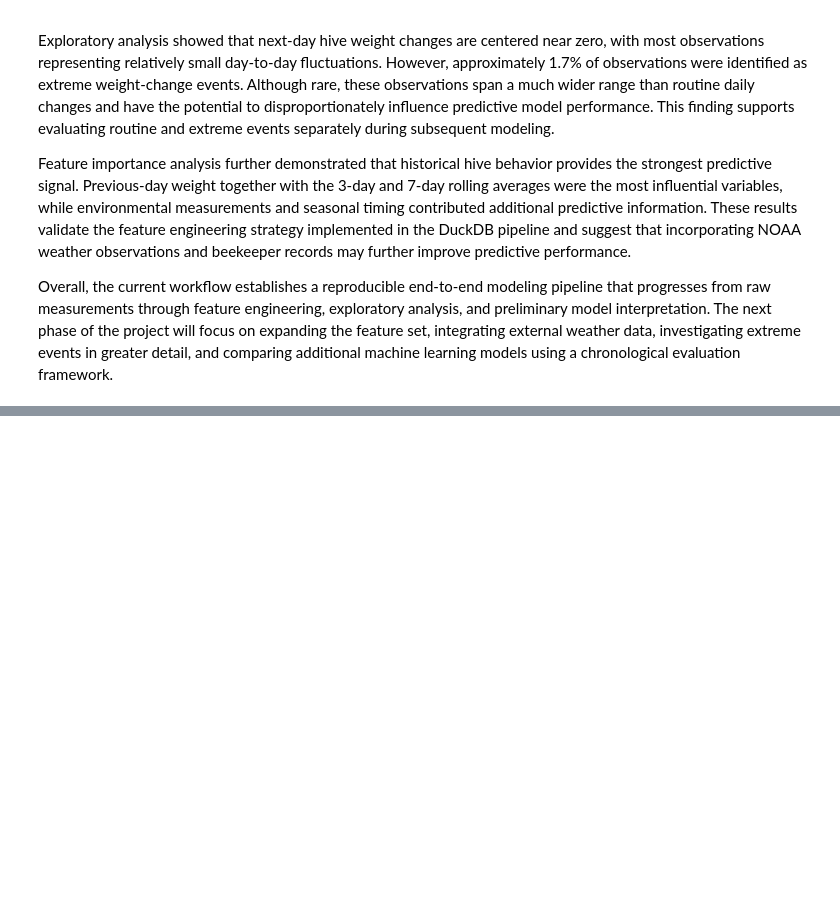
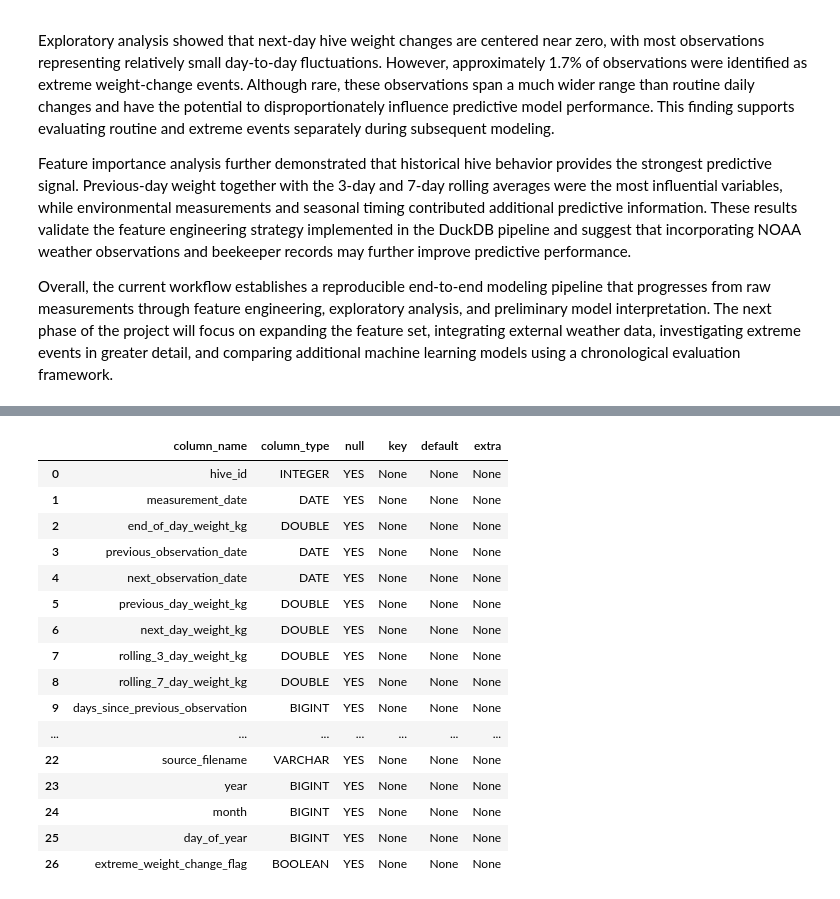
Before and after one commit to stephfn/honey-yield-predictive-model, a Jupyter notebook: Stephanie_Work/Honey_Project_Pipeline.ipynb, the cells around one changed output, grey strips where cells are left out. Drawn from its saved outputs; the diff is of its cells as text; code cells hidden in the pictures; blank space fills up the shorter version.

Commit message:
Add honey model schema documentation

```diff
--- a/Stephanie_Work/Honey_Project_Pipeline.ipynb
+++ b/Stephanie_Work/Honey_Project_Pipeline.ipynb
@@ -915,0 +920,24 @@ Overall, the current workflow establishes a reproducible end-to-end modeling pip
+# %%
+schema_df = con.execute("""
+DESCRIBE honey_model;
+""").df()
+
+schema_df
+# %% [output]
+|  | column_name | column_type | null | key | default | extra |
+| 0 | hive_id | INTEGER | YES | None | None | None |
+| 1 | measurement_date | DATE | YES | None | None | None |
+| 2 | end_of_day_weight_kg | DOUBLE | YES | None | None | None |
+| 3 | previous_observation_date | DATE | YES | None | None | None |
+| 4 | next_observation_date | DATE | YES | None | None | None |
+| 5 | previous_day_weight_kg | DOUBLE | YES | None | None | None |
+| 6 | next_day_weight_kg | DOUBLE | YES | None | None | None |
+| 7 | rolling_3_day_weight_kg | DOUBLE | YES | None | None | None |
+| 8 | rolling_7_day_weight_kg | DOUBLE | YES | None | None | None |
+| 9 | days_since_previous_observation | BIGINT | YES | None | None | None |
+| ... | ... | ... | ... | ... | ... | ... |
+| 22 | source_filename | VARCHAR | YES | None | None | None |
+| 23 | year | BIGINT | YES | None | None | None |
+| 24 | month | BIGINT | YES | None | None | None |
+| 25 | day_of_year | BIGINT | YES | None | None | None |
+| 26 | extreme_weight_change_flag | BOOLEAN | YES | None | None | None |
```
Also changed, not shown: parts of 3 cells of this notebook, 1 other file.
